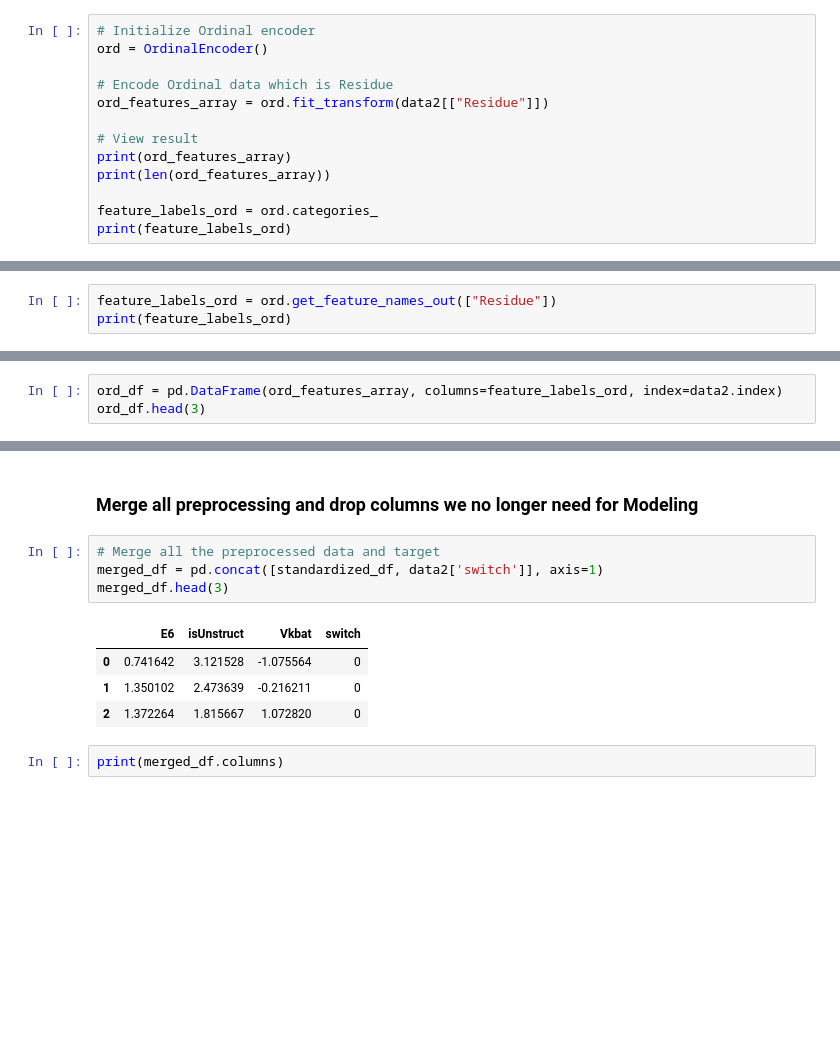
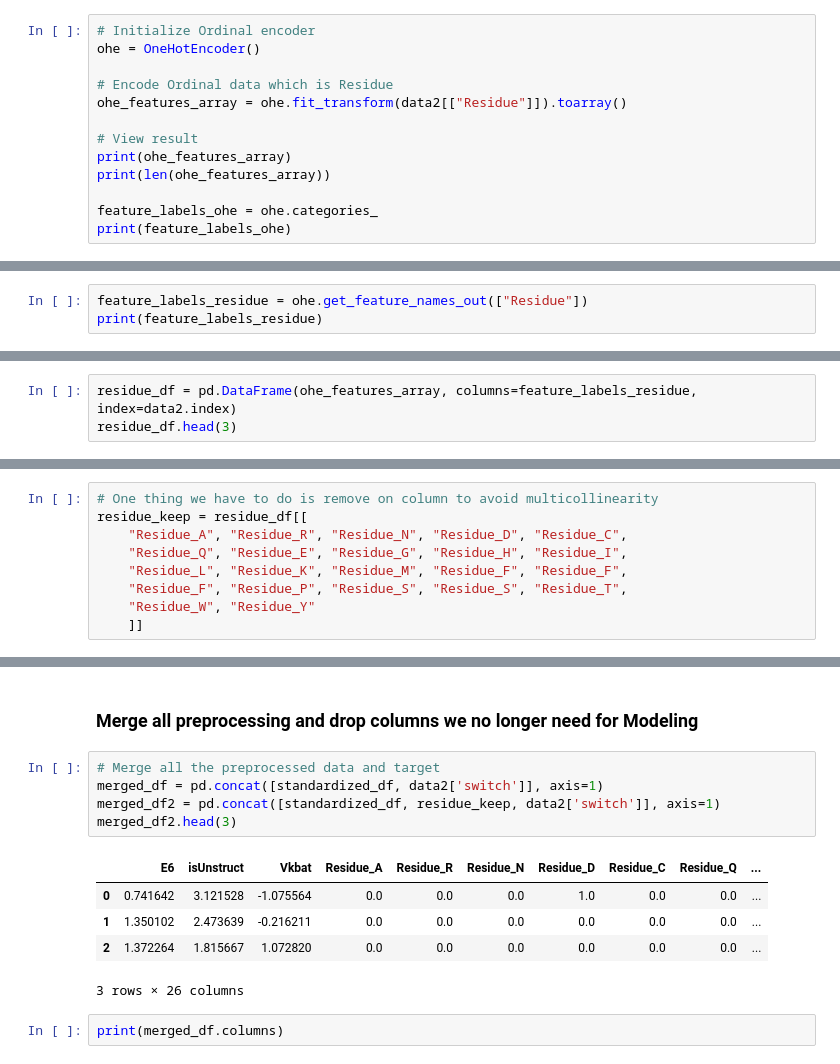
Before and after one commit to cristopher-d-delgado/research-LustigGroup-SJSU, a Jupyter notebook: modeling.ipynb, the cells around one changed output, grey strips where cells are left out. Saved outputs shown, nothing was run; the diff lists cells and outputs as text; blank space fills up the shorter version.

```diff
--- a/modeling.ipynb
+++ b/modeling.ipynb
@@ -433,15 +484,15 @@ ohe_df.head(3)
 ## Convert Oridanal to Numeric and scale it
 # %%
 # Initialize Ordinal encoder
-ord = OrdinalEncoder()
+ohe = OneHotEncoder()
 
 # Encode Ordinal data which is Residue
-ord_features_array = ord.fit_transform(data2[["Residue"]])
+ohe_features_array = ohe.fit_transform(data2[["Residue"]]).toarray()
 
 # View result
-print(ord_features_array)
-print(len(ord_features_array))
+print(ohe_features_array)
+print(len(ohe_features_array))
 
-feature_labels_ord = ord.categories_
-print(feature_labels_ord)
+feature_labels_ohe = ohe.categories_
+print(feature_labels_ohe)
 # %% [output]
@@ -456,6 +507,6 @@ print(feature_labels_ord)
 [array(['A', 'C', 'D', 'E', 'F', 'G', 'H', 'I', 'K', 'L', 'M', 'N', 'P',
        'Q', 'R', 'S', 'T', 'U', 'V', 'W', 'X', 'Y'], dtype=object)]
 # %%
-feature_labels_ord = ord.get_feature_names_out(["Residue"])
-print(feature_labels_ord)
+feature_labels_residue = ohe.get_feature_names_out(["Residue"])
+print(feature_labels_residue)
 # %% [output]
@@ -463,4 +517,4 @@ print(feature_labels_ord)
 # %%
-ord_df = pd.DataFrame(ord_features_array, columns=feature_labels_ord, index=data2.index)
-ord_df.head(3)
+residue_df = pd.DataFrame(ohe_features_array, columns=feature_labels_residue, index=data2.index)
+residue_df.head(3)
 # %% [output]
@@ -471 +526,10 @@ ord_df.head(3)
+# %%
+# One thing we have to do is remove on column to avoid multicollinearity
+residue_keep = residue_df[[
+    "Residue_A", "Residue_R", "Residue_N", "Residue_D", "Residue_C",
+    "Residue_Q", "Residue_E", "Residue_G", "Residue_H", "Residue_I",
+    "Residue_L", "Residue_K", "Residue_M", "Residue_F", "Residue_F",
+    "Residue_F", "Residue_P", "Residue_S", "Residue_S", "Residue_T",
+    "Residue_W", "Residue_Y"
+    ]]
 # %%
@@ -490,12 +549,14 @@ standardized_ord_df.head(3)
 # %%
 # Merge all the preprocessed data and target
 merged_df = pd.concat([standardized_df, data2['switch']], axis=1)
-merged_df.head(3)
+merged_df2 = pd.concat([standardized_df, residue_keep, data2['switch']], axis=1)
+merged_df2.head(3)
 # %% [output]
-|  | E6 | isUnstruct | Vkbat | switch |
-| 0 | 0.741642 | 3.121528 | -1.075564 | 0 |
-| 1 | 1.350102 | 2.473639 | -0.216211 | 0 |
-| 2 | 1.372264 | 1.815667 | 1.072820 | 0 |
+|  | E6 | isUnstruct | Vkbat | Residue_A | Residue_R | Residue_N | Residue_D | Residue_C | Residue_Q | ... |
+| 0 | 0.741642 | 3.121528 | -1.075564 | 0.0 | 0.0 | 0.0 | 1.0 | 0.0 | 0.0 | ... |
+| 1 | 1.350102 | 2.473639 | -0.216211 | 0.0 | 0.0 | 0.0 | 0.0 | 0.0 | 0.0 | ... |
+| 2 | 1.372264 | 1.815667 | 1.072820 | 0.0 | 0.0 | 0.0 | 0.0 | 0.0 | 0.0 | ... |
+3 rows × 26 columns
 # %%
 print(merged_df.columns)
 # %% [output]
```
Also changed, not shown: parts of 13 cells of this notebook.
